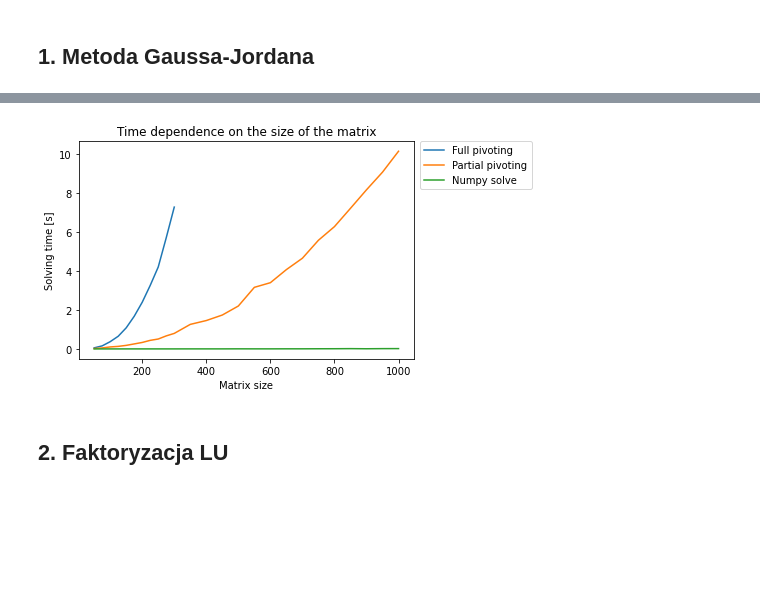
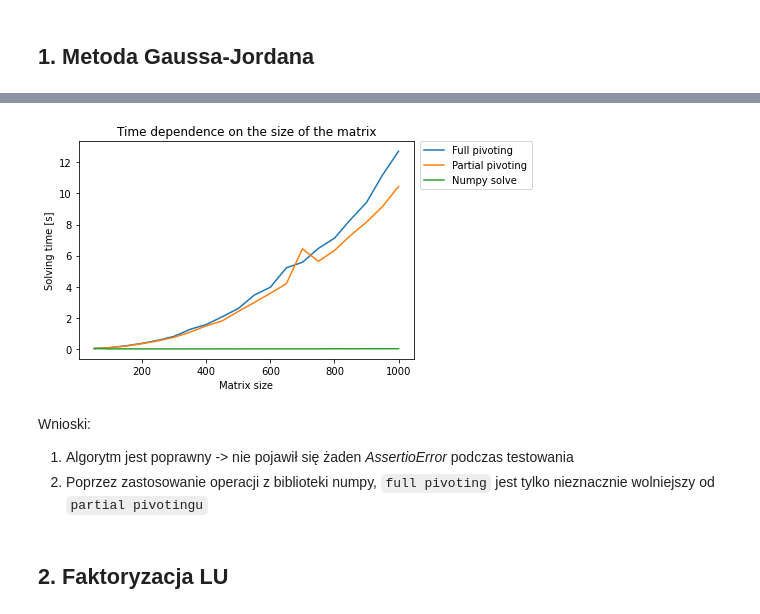
Before and after one commit to pgorgolew/MOWNIT-AGH-COURSE, a Jupyter notebook: lab2-uklady_liniowe/lab2.ipynb, the cells around one changed output, grey strips where cells are left out. Cells and saved outputs as stored; diff of their text form; code cells hidden in the pictures; blank space fills up the shorter version.

```diff
--- a/lab2-uklady_liniowe/lab2.ipynb
+++ b/lab2-uklady_liniowe/lab2.ipynb
@@ -123,5 +107,5 @@ def gauss_jordan(A: np.array, B: np.array):
 # %%
-def test_gauss_jordan(size: int, with_full=True):
+def test_gauss_jordan(size: int):
     random.seed(10)
     matrix = np.random.random((size, size))
     results = np.random.random((size, 1))
@@ -131,22 +115,19 @@ def test_gauss_jordan(size: int, with_full=True):
     part = gauss_jordan(matrix, results)
     time_res["part"] = time.time() - start
 
-    if with_full:
-        start = time.time()
-        full = gauss_jordan_full_pivoting(matrix, results)
-        time_res["full"] = time.time() - start
+    start = time.time()
+    full = gauss_jordan_full_pivoting(matrix, results)
+    time_res["full"] = time.time() - start
 
     start = time.time()
     res = np.linalg.solve(matrix, results)
     time_res["numpy"] = time.time() - start
 
     print(f"MATRIX SIZE: {size}")
-    if with_full:
-        print(f"TIMES: partial_pivot: {time_res['part']}, full_pivot: {time_res['full']}, numpy_linalg_solve: {time_res['numpy']}")
-        np.testing.assert_allclose(res, full)
-        print(f"Full pivoting works fine with size")
-    else:
-        print(f"TIMES: partial_pivot: {time_res['part']}, numpy_linalg_solve: {time_res['numpy']}")
+
+    print(f"TIMES: partial_pivot: {time_res['part']}, full_pivot: {time_res['full']}, numpy_linalg_solve: {time_res['numpy']}")
+    np.testing.assert_allclose(res, full)
+    print(f"Full pivoting works fine with size")
 
     np.testing.assert_allclose(part, res)
     print(f"Partial pivoting works fine with size\n")
@@ -157,7 +138,8 @@ Sprawdzenie poprawności zarówno dla `partial_pivoting` jak i `full_pivoting`:
 # %%
-small_results = dict()
-for i in range(11):
-    tested_size = 50 + 25*i
-    small_results[tested_size] = test_gauss_jordan(tested_size)
+result = dict()
+
+for i in range(20):
+    tested_size = 50 + 50*i
+    result[tested_size] = test_gauss_jordan(tested_size)
 # %% [output]
 MATRIX SIZE: 50
@@ -206,23 +162,26 @@ Partial pivoting works fine with size
 # %%
-def create_time_plot(times_with_full_piv, times_without_full_piv):
-    N = list(times_with_full_piv.keys())
-    full_piv = [times_with_full_piv[n]['full'] for n in N]
+def create_time_plot(times):
+    N = list(times.keys())
+
+    full_piv = [times[n]['full'] for n in N]
+    part_piv = [times[n]['part'] for n in N]
+    numpy = [times[n]['numpy'] for n in N]
+
     plt.plot(N, full_piv)
-
-    N.extend(list(times_without_full_piv.keys()))
-    part_piv = [times_with_full_piv[n]['part'] if n in times_with_full_piv else times_without_full_piv[n]['part'] for n in N]
-    numpy = [times_with_full_piv[n]['numpy'] if n in times_with_full_piv else times_without_full_piv[n]['numpy']  for n in N]
-
     plt.plot(N, part_piv)
     plt.plot(N, numpy)
     plt.legend(['Full pivoting', 'Partial pivoting', 'Numpy solve'], bbox_to_anchor=(1.02, 1), loc='upper left', borderaxespad=0)
     plt.xlabel('Matrix size')
     plt.ylabel('Solving time [s]')
     plt.title(f"Time dependence on the size of the matrix")
     plt.show()
 
-create_time_plot(small_results, large_result)
+create_time_plot(result)
 # %% [output]
-[figure, old version]
+[figure, new version]
+# %% [markdown]
+Wnioski:
+1. Algorytm jest poprawny -> nie pojawił się żaden *AssertioError* podczas testowania
+2. Poprzez zastosowanie operacji z biblioteki numpy, `full pivoting` jest tylko nieznacznie wolniejszy od `partial pivotingu`
 # %% [markdown]
 ## 2. Faktoryzacja LU
```
Also changed, not shown: parts of 7 cells of this notebook.
